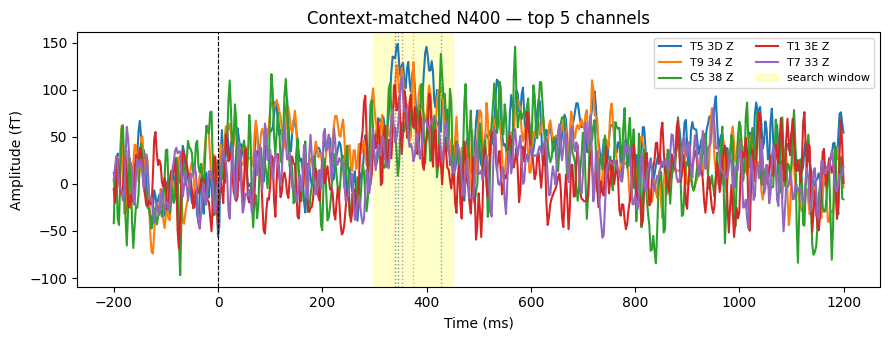
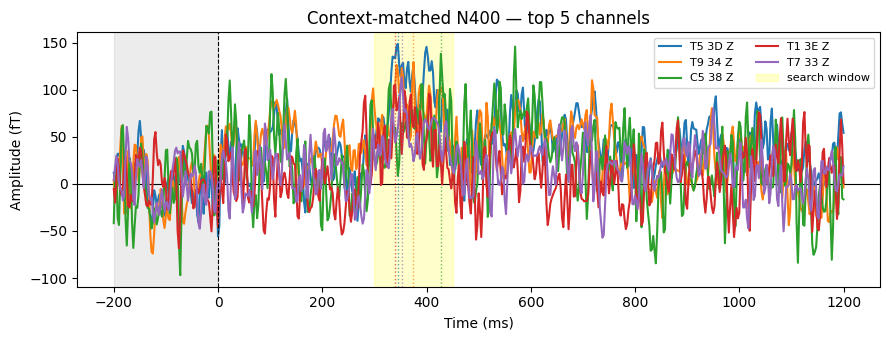
Code edit (unified diff) that turned the first committed figure into the second:
--- before
+++ after
@@ -35,4 +35,5 @@
 fig, ax  = plt.subplots(figsize=(9, 3.5))
 
+ax.axhline(0, color = 'black', lw = 0.8)
 colors = plt.cm.tab10.colors
 for (ch, lat, amp), color in zip(results, colors):
@@ -42,5 +43,5 @@
     ax.axvline(lat * 1000, color=color, lw=1, ls=':', alpha=0.7)
 
-ax.axvspan(-0.200, 0,   color='gray',   alpha=0.15, zorder=0)
+ax.axvspan(-200, 0,   color='gray',   alpha=0.15, zorder=0)
 ax.axvspan(300,    450, color='yellow', alpha=0.20, zorder=0, label='search window')
 ax.axvline(0, color='black', lw=0.8, ls='--')
@@ -94,4 +95,4 @@
     show=False,
 )
-fig.suptitle('Context-matched N400 in top 5 channels: field averaged over 50 ms windows', y=1.02)
+fig.suptitle('Context-matched N400: field averaged over 50 ms windows', y=1.02)
 plt.show()

Commit: final tweaks to figures 3 and 4 plots